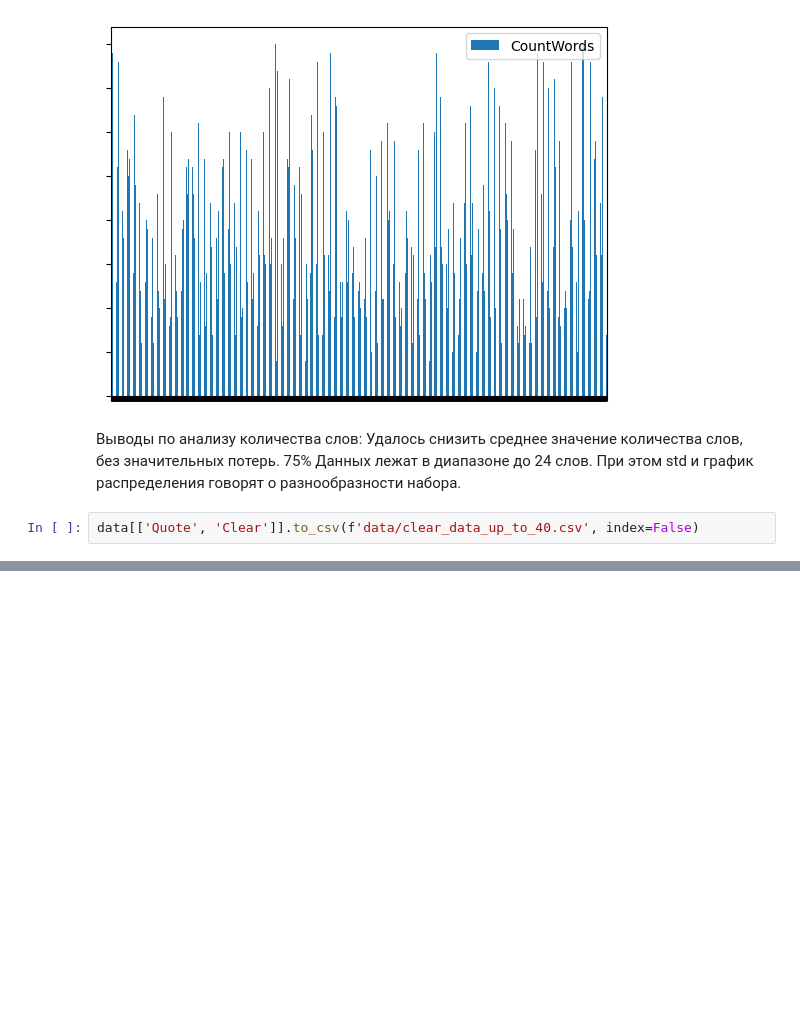
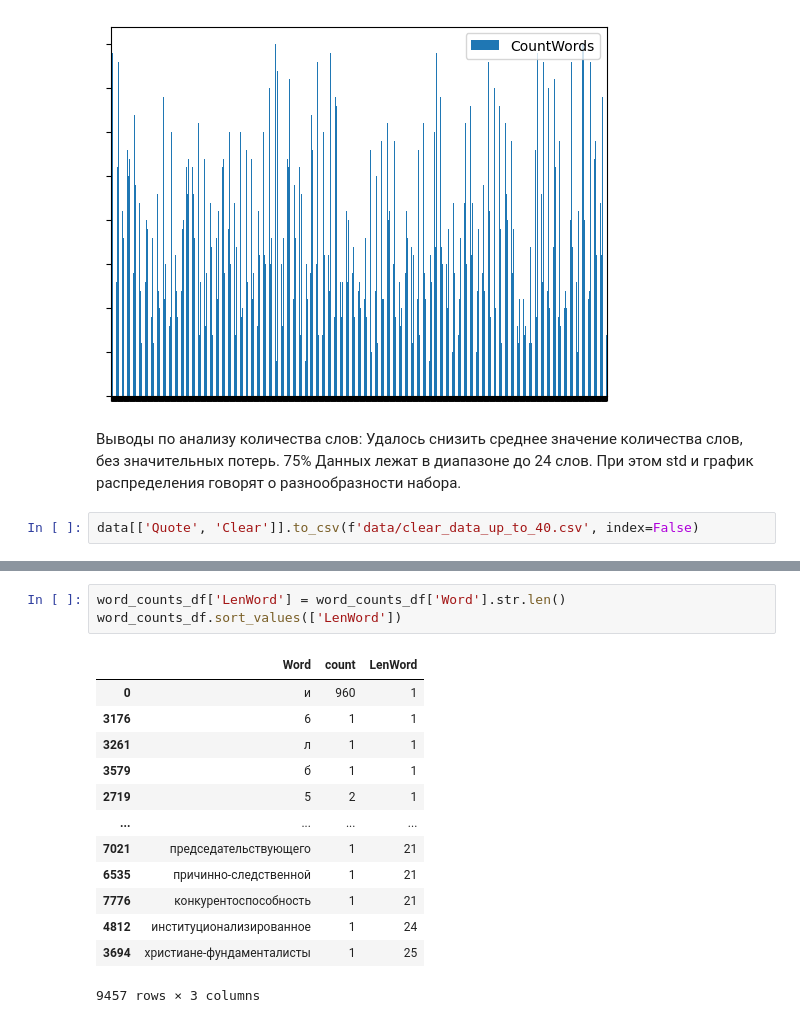
Before and after one commit to 0neF0rA11/ChatBot, a Jupyter notebook: prototype.ipynb, the cells around one changed output, grey strips where cells are left out. Saved outputs shown, nothing was run; the diff lists cells and outputs as text; blank space fills up the shorter version.

```diff
--- a/prototype.ipynb
+++ b/prototype.ipynb
@@ -210,0 +241,17 @@ data[['Quote', 'Clear']].to_csv(f'data/clear_data_up_to_40.csv', index=False)
+# %%
+word_counts_df['LenWord'] = word_counts_df['Word'].str.len()
+word_counts_df.sort_values(['LenWord'])
+# %% [output]
+|  | Word | count | LenWord |
+| 0 | и | 960 | 1 |
+| 3176 | 6 | 1 | 1 |
+| 3261 | л | 1 | 1 |
+| 3579 | б | 1 | 1 |
+| 2719 | 5 | 2 | 1 |
+| ... | ... | ... | ... |
+| 7021 | председательствующего | 1 | 21 |
+| 6535 | причинно-следственной | 1 | 21 |
+| 7776 | конкурентоспособность | 1 | 21 |
+| 4812 | институционализированное | 1 | 24 |
+| 3694 | христиане-фундаменталисты | 1 | 25 |
+9457 rows × 3 columns
```
Also changed, not shown: parts of 9 cells of this notebook.
